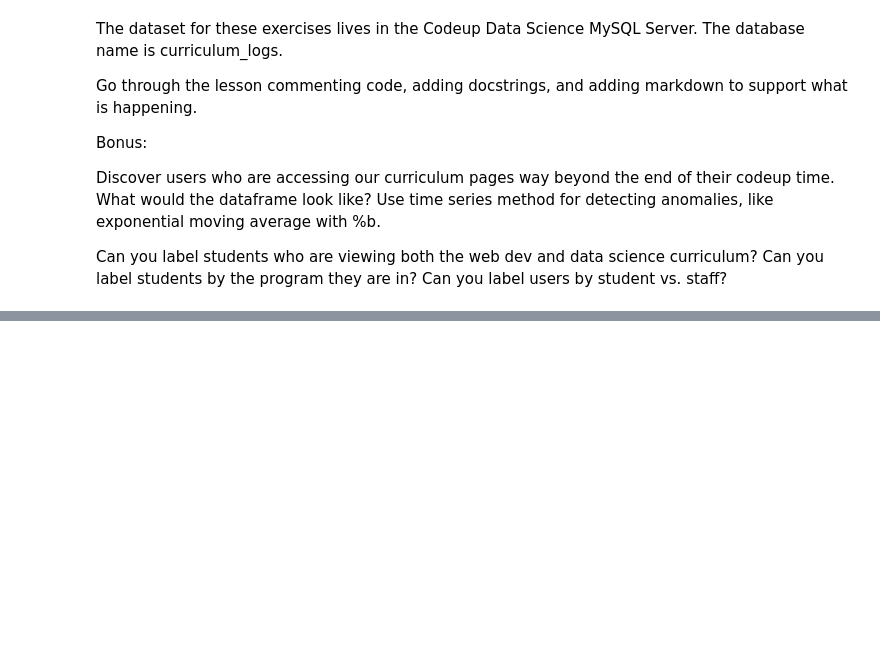
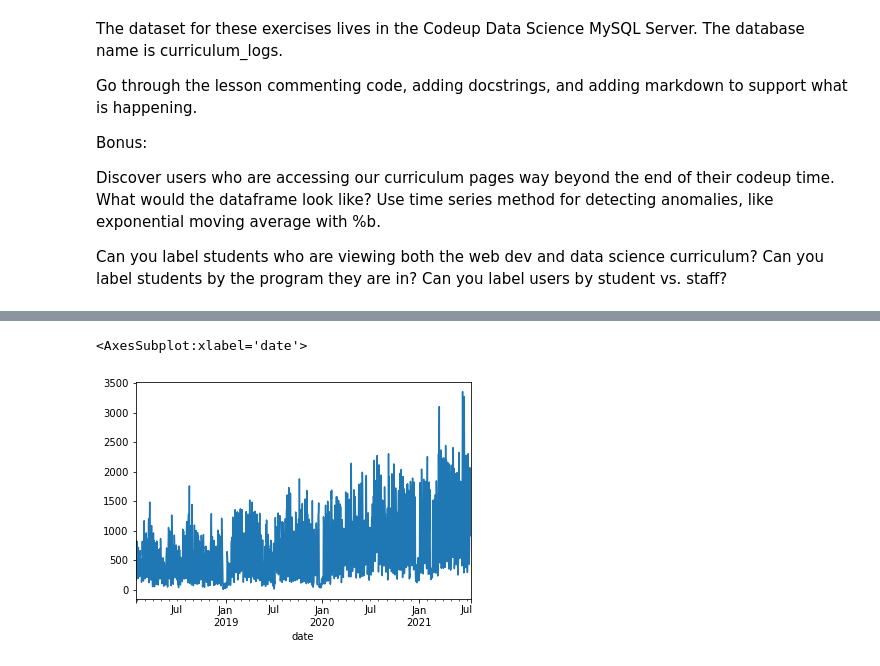
Before and after one commit to nicholas-dougherty/anomaly-detection-exercises, a Jupyter notebook: time_series_anomaly_detection.ipynb, the cells around one changed output, grey strips where cells are left out. Drawn from its saved outputs; the diff is of its cells as text; code cells hidden in the pictures; blank space fills up the shorter version.

```diff
--- a/time_series_anomaly_detection.ipynb
+++ b/time_series_anomaly_detection.ipynb
@@ -26,0 +29,10 @@ import env
+# %%
+# a list of column names, the order of which will match the order of the generated dataframe
+colnames = ['date', 'endpoint', 'user_id', 'cohort_id', 'source_ip']
+# Use pandas to read a text file.
+df = pd.read_csv("curriculum-access.txt", # The file name (in same directory/path as this file)
+                 sep="\s", # Delimiter to use, in accordance with how data is separated in the file (spaces)
+                 header=None, # this would otherwise infer column names, often resulting in integers
+                 names = colnames, # since header was set to none, this gives the column names in line with a list. colnames here.
+                 usecols=[0, 2, 3, 4, 5]) # specify the columns generate by sep that we will retain. This is where we lost 'time'
+df.head()
@@ -26,0 +47,11 @@ import env
+# %%
+# It's missing the time table. That's less fun. Oh well.
+
+# takes the date column and converts it to the pandas datetime format, reassigned by putting df.date at the beginning.
+df.date = pd.to_datetime(df.date)
+# recaptures the dataframe with the datetime-formatted column used as the index
+df = df.set_index(df.date)
+# now that we have a timeseries index we can resample endpoint by day, then get the count for each.
+pages = df['endpoint'].resample('d').count()
+# display the previous obtained counts for five rows.
+pages.head()
@@ -26,0 +66,5 @@ import env
+# %%
+pages.plot()
+# %% [output]
+<AxesSubplot:xlabel='date'>
+[figure, added]
```
Also changed, not shown: parts of 19 cells of this notebook, 1 other file.
